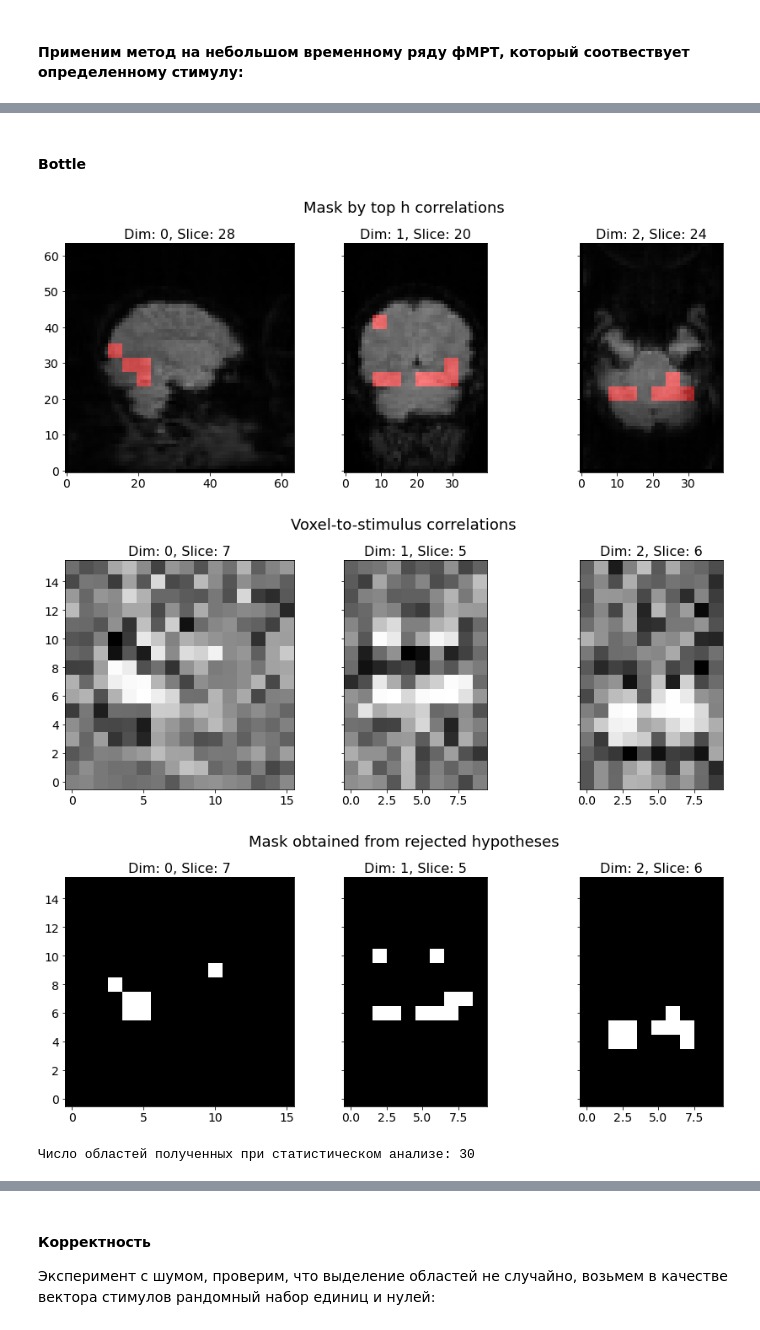
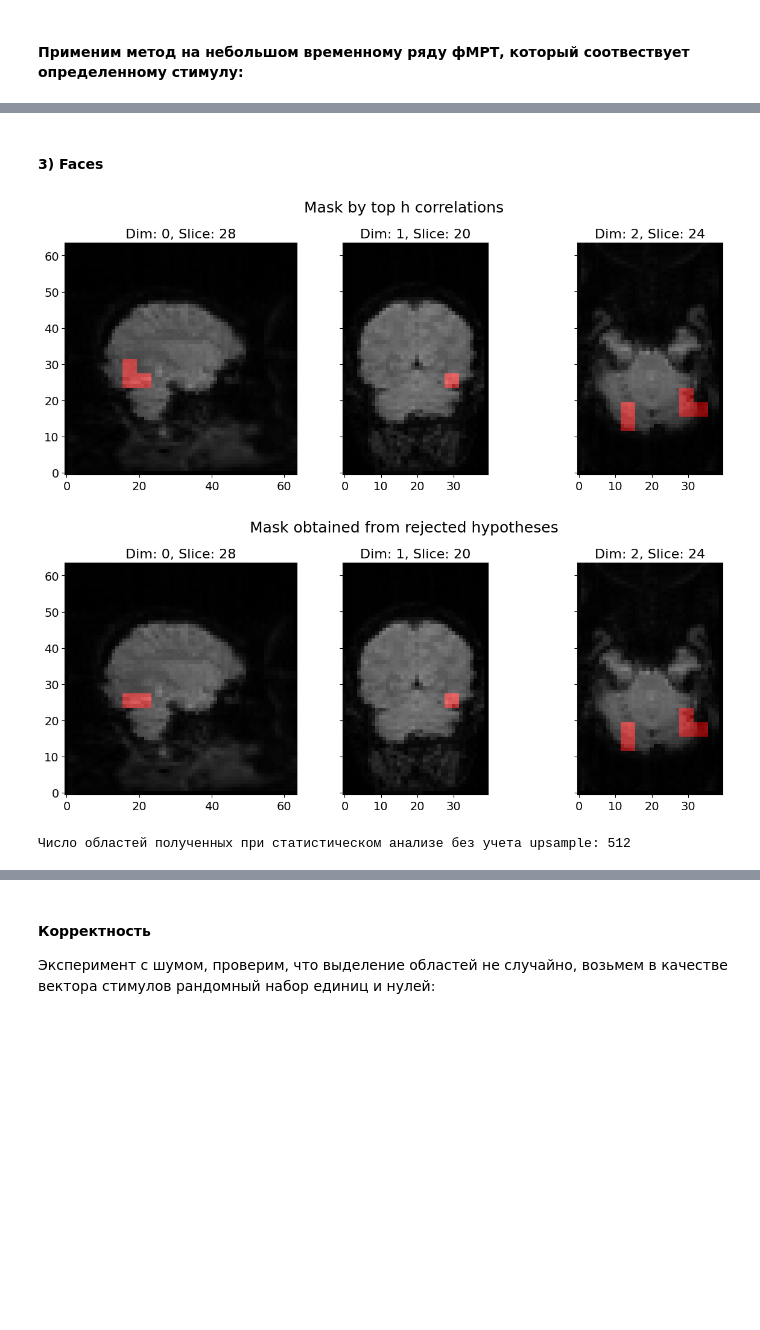
Before and after one commit to DorinDaniil/Spatial-and-Temporal-Characteristics, a Jupyter notebook: code/main.ipynb, the cells around one changed output, grey strips where cells are left out. Saved outputs shown, nothing was run; the diff lists cells and outputs as text; code cells hidden in the pictures; blank space fills up the shorter version.

```diff
--- a/code/main.ipynb
+++ b/code/main.ipynb
@@ -75,14 +50,11 @@ warnings.filterwarnings('ignore')
 # %%
-dataset = haxby_dataset()
+dataset = HaxbyDataset()
 
 # Пути к файлам датасета
-datafiles = dataset.data_files
-
-# Описание датасета
-#print(datafiles['description'])
+data_files = dataset.data_files
 
 # Отрисовка примеров стимулов
-#dataset.plot_stimuli()
+# dataset.plot_stimuli()
 # %% [markdown]
 Получим данные первого испытуемого
 # %%
@@ -182,6 +96,6 @@ fmris_transposed.shape
 # %%
 # Сегментация временного ряда по классам стимулов
-X, s, y = extract_segments(fmris_transposed, stimuli, tau=19)
+X, s, y = ExtractSegments(fmris_transposed, stimuli, tau=19)
 y=y-1
 # %% [markdown]
 Всего получили 96 временных рядов фМРТ длины 19, на каждый класс приходится по 12 рядов.
@@ -278,10 +104,6 @@ def ccw(X, s, mu, k_s, Delta_t, h, masked_brain=False):
 # %%
-def plot_ccw_results(X, s, mu, k_s, Delta_t, h, masked_brain=False, mode_delta=False):
-    M, C, p_values = ccw(X, s, mu, k_s, Delta_t, h, masked_brain)
-    if mode_delta:
-        show_scan_slices(fmris_transposed[0], [28, 20, 24], M, title='Mask by top h correlations')
-    else:
-        show_scan_slices(X[0], [28, 20, 24], M, title='Mask by top h correlations')
-    show_scan_slices(C, [28//k_s, 20//k_s, 24//k_s], title='Voxel-to-stimulus correlations')
+def plot_ccw_results(X, s, mu, k_s, Delta_t, h, masked_brain=False):
+    M, p_values = ccw(X, s, mu, k_s, Delta_t, h, masked_brain)
+    show_scan_slices(X[0], [28, 20, 24], M, title='Mask by top h correlations')
     show_scan_slices(X[0], [28, 20, 24], p_values<0.05, title='Mask obtained from rejected hypotheses')
-    print(f'Число областей полученных при статистическом анализе: {np.sum(p_values<0.05)}')
+    print(f'Число областей полученных при статистическом анализе без учета upsample: {np.sum(p_values<0.05)}')
@@ -355,13 +147,12 @@ plot_ccw_results(X=fMRI_cat, s=s_cat, mu=2.5, k_s=4, Delta_t=0, h=5, masked_brai
-# %% [markdown]
-#### Bottle
+# %% [markdown]
+#### 3) Faces
 # %%
-fMRI_bottle = X[0]
-s_bottle = s[0]
-s_bottle[s_bottle!=0]=1
+fMRI_face = X[40].astype('float64')
+s_face = s[40].astype('int')
+s_face[s_face!=0]=1
 
-plot_ccw_results(X=fMRI_bottle, s=s_bottle, mu=2.5, k_s=4, Delta_t=0, h=15, masked_brain=False)
+plot_ccw_results(X=fMRI_face, s=s_face, mu=2.5, k_s=4, Delta_t=0, h=10, masked_brain=False)
 # %% [output]
-[figure, old version]
+[figure, new version]
-[figure, old version]
+[figure, new version]
-[figure, removed]
-Число областей полученных при статистическом анализе: 30
+Число областей полученных при статистическом анализе без учета upsample: 512
```
Also changed, not shown: parts of 70 cells of this notebook, 3 other files.
